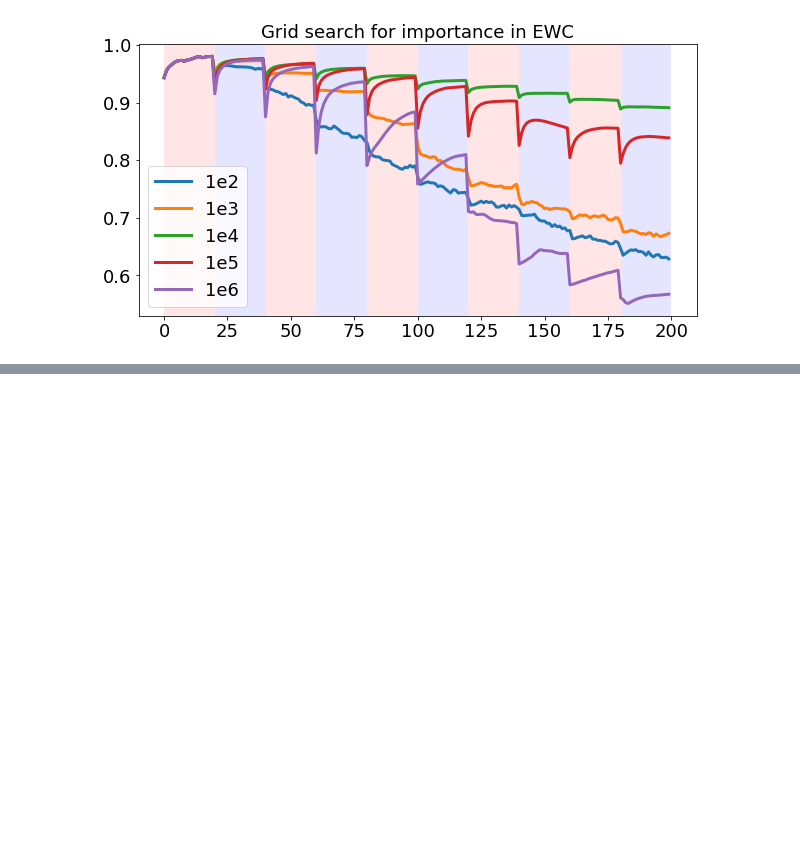
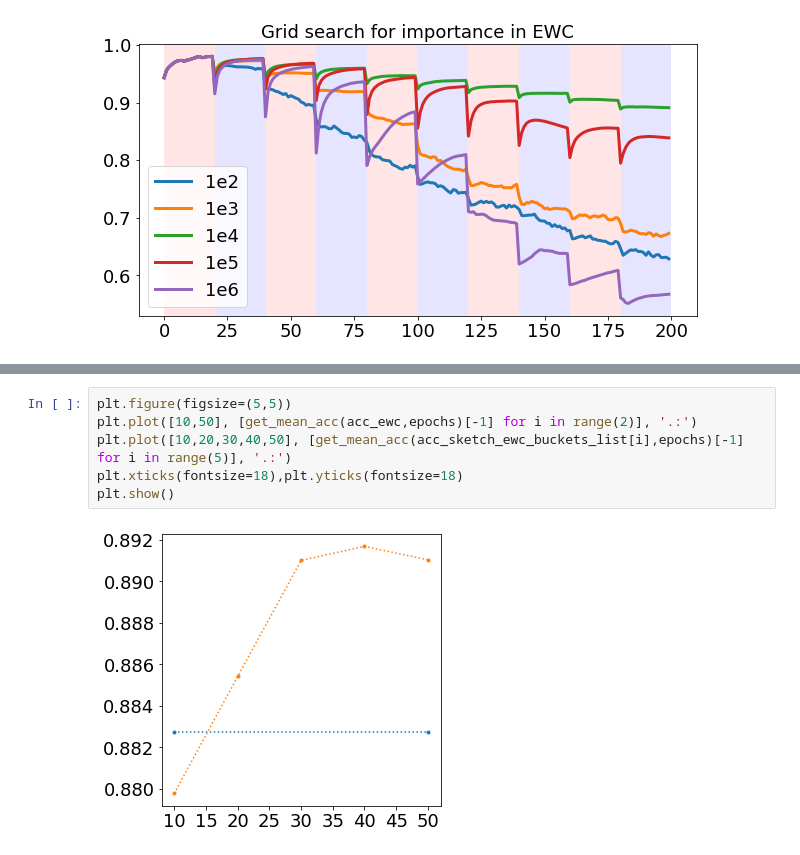
Before and after one commit to lihr04/corel2m, a Jupyter notebook: Visualization_EWC.ipynb, the cells around one changed output, grey strips where cells are left out. Cells and saved outputs as stored; diff of their text form; blank space fills up the shorter version.

```diff
--- a/Visualization_EWC.ipynb
+++ b/Visualization_EWC.ipynb
@@ -120,0 +148,8 @@ plt.show()
+# %%
+plt.figure(figsize=(5,5))
+plt.plot([10,50], [get_mean_acc(acc_ewc,epochs)[-1] for i in range(2)], '.:')
+plt.plot([10,20,30,40,50], [get_mean_acc(acc_sketch_ewc_buckets_list[i],epochs)[-1] for i in range(5)], '.:')
+plt.xticks(fontsize=18),plt.yticks(fontsize=18)
+plt.show()
+# %% [output]
+[figure, added]
```
Also changed, not shown: parts of 5 cells of this notebook, 6 other files.
